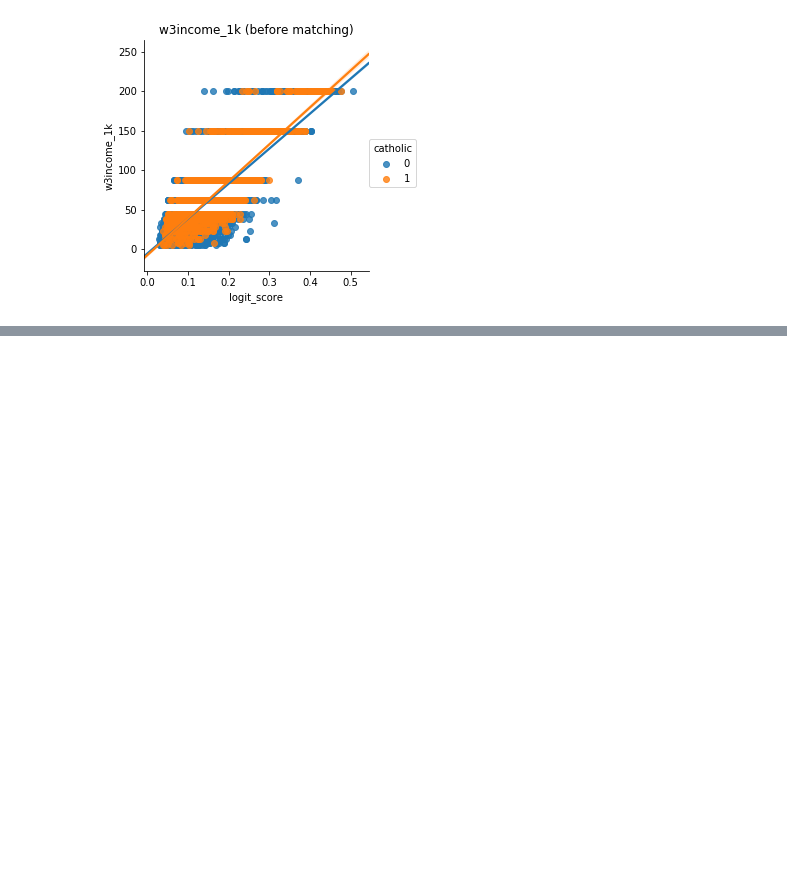
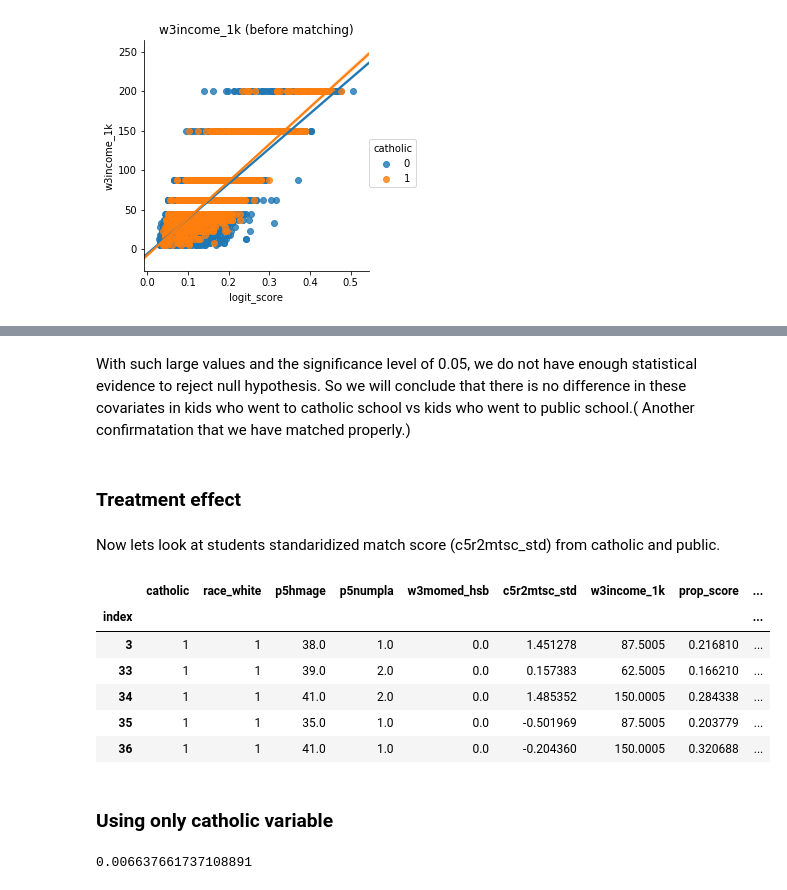
Before and after one commit to usapkota/datascience_dev, a Jupyter notebook: PSM/CatholicVSPublicSchool.ipynb, the cells around one changed output, grey strips where cells are left out. Drawn from its saved outputs; the diff is of its cells as text; code cells hidden in the pictures; blank space fills up the shorter version.

Commit message:
final matching

```diff
--- a/PSM/CatholicVSPublicSchool.ipynb
+++ b/PSM/CatholicVSPublicSchool.ipynb
@@ -351,0 +385,7 @@ _=ax5.set_title("w3income_1k (before matching)")
+# %% [markdown]
+With such large values and the significance level of 0.05, we do not have enough statistical evidence to reject null hypothesis.
+So we will conclude that there is no difference in these covariates in kids who went to catholic school vs kids who went to public school.( Another confirmatation that we have matched properly.)
+# %% [markdown]
+### Treatment effect
+# %% [markdown]
+Now lets look at students standaridized match score (c5r2mtsc_std) from catholic and public.
@@ -351,0 +394,23 @@ _=ax5.set_title("w3income_1k (before matching)")
+# %%
+
+df = df.reset_index()
+df = df.set_index('index')
+final = final.reset_index()
+final = final.set_index('index')
+# %%
+final.head()
+# %% [output]
+|  | catholic | race_white | p5hmage | p5numpla | w3momed_hsb | c5r2mtsc_std | w3income_1k | prop_score | ... |
+| index |  |  |  |  |  |  |  |  | ... |
+| 3 | 1 | 1 | 38.0 | 1.0 | 0.0 | 1.451278 | 87.5005 | 0.216810 | ... |
+| 33 | 1 | 1 | 39.0 | 2.0 | 0.0 | 0.157383 | 62.5005 | 0.166210 | ... |
+| 34 | 1 | 1 | 41.0 | 2.0 | 0.0 | 1.485352 | 150.0005 | 0.284338 | ... |
+| 35 | 1 | 1 | 35.0 | 1.0 | 0.0 | -0.501969 | 87.5005 | 0.203779 | ... |
+| 36 | 1 | 1 | 41.0 | 1.0 | 0.0 | -0.204360 | 150.0005 | 0.320688 | ... |
+# %% [markdown]
+### Using only catholic variable
+# %%
+lr = LinearRegression().fit(final[['catholic']], final.c5r2mtsc_std)
+lr.score(final[['catholic']], final.c5r2mtsc_std)
+# %% [output]
+0.006637661737108891
```
Also changed, not shown: parts of 24 cells of this notebook.
